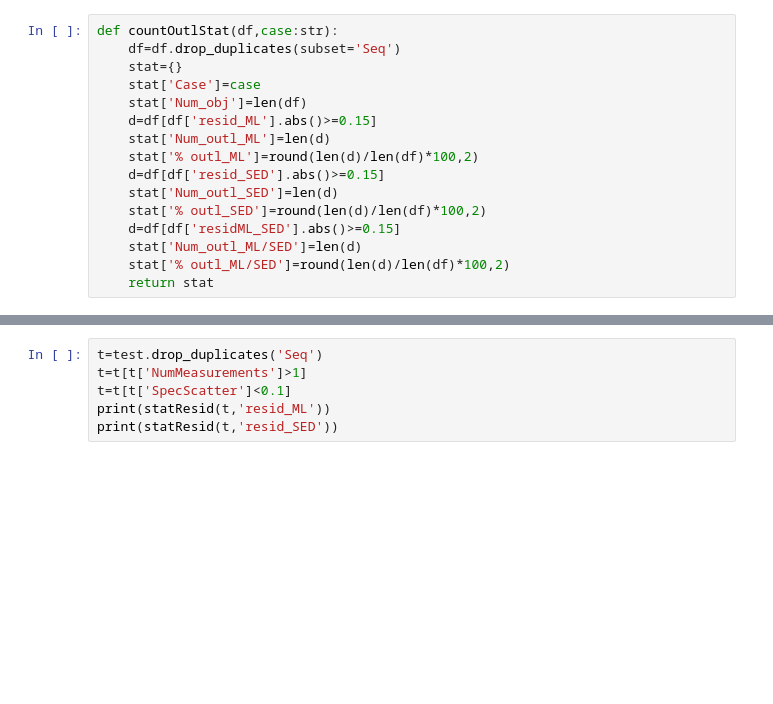
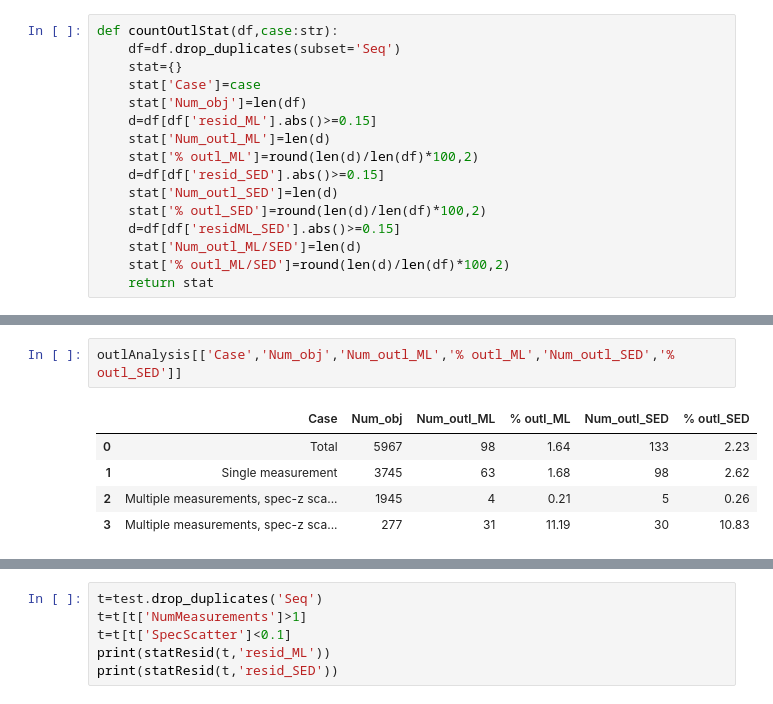
Before and after one commit to ShrRa/COSMOS_SOM, a Jupyter notebook: InspectDuplicatedSpecZ.ipynb, the cells around one changed output, grey strips where cells are left out. Saved outputs shown, nothing was run; the diff lists cells and outputs as text; blank space fills up the shorter version.

Commit message:
Additional table for the paper

```diff
--- a/InspectDuplicatedSpecZ.ipynb
+++ b/InspectDuplicatedSpecZ.ipynb
@@ -79,0 +104,8 @@ outlAnalysis
+# %%
+outlAnalysis[['Case','Num_obj','Num_outl_ML','% outl_ML','Num_outl_SED','% outl_SED']]
+# %% [output]
+|  | Case | Num_obj | Num_outl_ML | % outl_ML | Num_outl_SED | % outl_SED |
+| 0 | Total | 5967 | 98 | 1.64 | 133 | 2.23 |
+| 1 | Single measurement | 3745 | 63 | 1.68 | 98 | 2.62 |
+| 2 | Multiple measurements, spec-z sca... | 1945 | 4 | 0.21 | 5 | 0.26 |
+| 3 | Multiple measurements, spec-z sca... | 277 | 31 | 11.19 | 30 | 10.83 |
```
Also changed, not shown: parts of 3 cells of this notebook.
